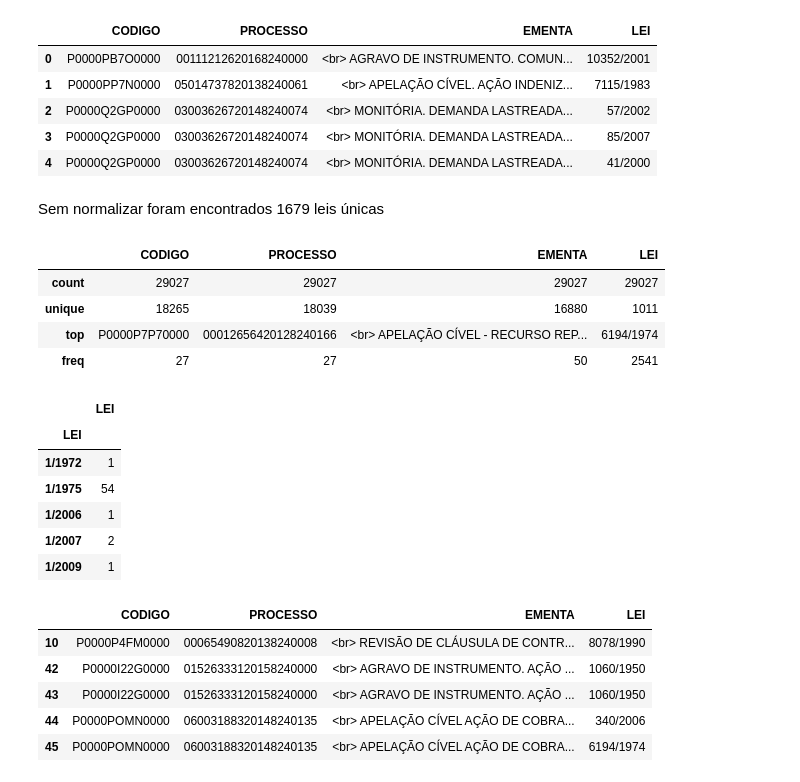
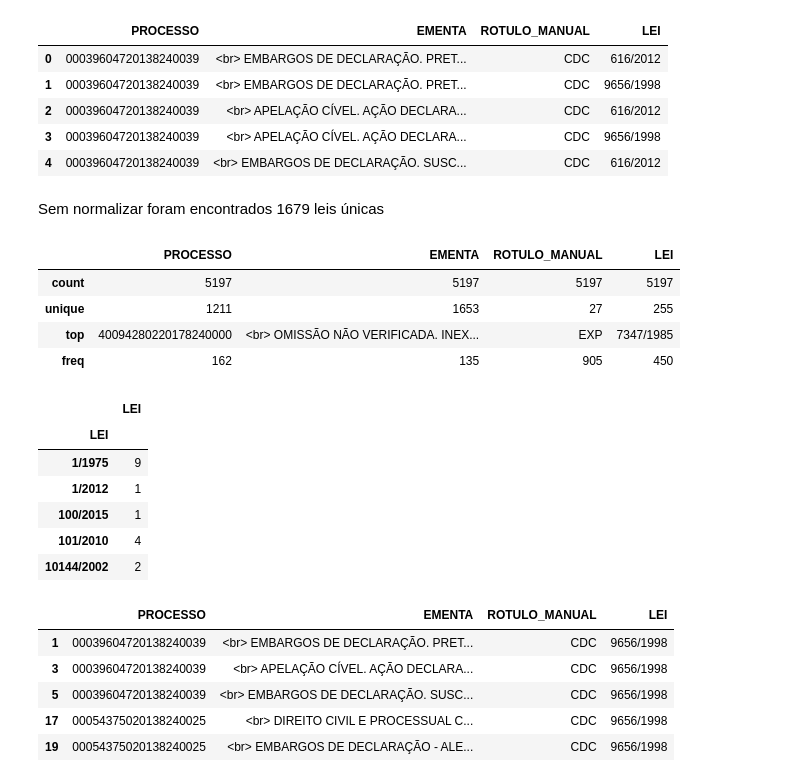
Before and after one commit to piantino/igti-projeto-aplicado, a Jupyter notebook: notebooks/extrair_leis.ipynb, the cells around one changed output. Saved outputs shown, nothing was run; the diff lists cells and outputs as text; code cells hidden in the pictures.

```diff
--- a/notebooks/extrair_leis.ipynb
+++ b/notebooks/extrair_leis.ipynb
@@ -1,9 +1,16 @@
 # %%
 import pandas as pd
 
-colunas = ['CODIGO', 'PROCESSO', 'EMENTA']
+colunas = ['PROCESSO', 'EMENTA', 'ROTULO_MANUAL']
 
-ementas_df = pd.read_csv('../data/ementa_ds.zip', compression='zip', header=0, sep=',', quotechar='"', usecols=colunas)
+ementas_df = pd.read_csv('../data/ementas_rotulos_manual.csv', header=0, sep=',', quotechar='"', usecols=colunas)
+# %%
+analisar_frase = False
+
+if analisar_frase:
+    for index, row in ementas_df.iterrows():
+        for lei in re.findall('([^\s]+)?\s+([^\s]+)?\s+(\d*\.?\d+\/\d{2,4})[^\d\/]', row['EMENTA'].lower()):
+            print(lei)
 # %%
 import re
 
@@ -34,30 +41,30 @@ leis = []
 for index, row in ementas_df.iterrows():
     for lei in extrair_leis(row['EMENTA']):
         norm = normalizar_lei(lei, row['EMENTA'])
-        leis.append([row['CODIGO'], row['PROCESSO'], norm]);
+        leis.append([row['PROCESSO'], norm]);
 # %%
-leis_df = pd.DataFrame(data=leis, columns = ['CODIGO', 'PROCESSO', 'LEI'])
+leis_df = pd.DataFrame(data=leis, columns = ['PROCESSO', 'LEI'])
 
-df = pd.merge(ementas_df, leis_df, on=['CODIGO', 'PROCESSO']) #, how='left')
+df = pd.merge(ementas_df, leis_df, on=['PROCESSO'])
 
 df.head()
 # %% [output]
-|  | CODIGO | PROCESSO | EMENTA | LEI |
-| 0 | P0000PB7O0000 | 00111212620168240000 | <br> AGRAVO DE INSTRUMENTO. COMUN... | 10352/2001 |
-| 1 | P0000PP7N0000 | 05014737820138240061 | <br> APELAÇÃO CÍVEL. AÇÃO INDENIZ... | 7115/1983 |
-| 2 | P0000Q2GP0000 | 03003626720148240074 | <br> MONITÓRIA. DEMANDA LASTREADA... | 57/2002 |
-| 3 | P0000Q2GP0000 | 03003626720148240074 | <br> MONITÓRIA. DEMANDA LASTREADA... | 85/2007 |
-| 4 | P0000Q2GP0000 | 03003626720148240074 | <br> MONITÓRIA. DEMANDA LASTREADA... | 41/2000 |
+|  | PROCESSO | EMENTA | ROTULO_MANUAL | LEI |
+| 0 | 00039604720138240039 | <br> EMBARGOS DE DECLARAÇÃO. PRET... | CDC | 616/2012 |
+| 1 | 00039604720138240039 | <br> EMBARGOS DE DECLARAÇÃO. PRET... | CDC | 9656/1998 |
+| 2 | 00039604720138240039 | <br> APELAÇÃO CÍVEL. AÇÃO DECLARA... | CDC | 616/2012 |
+| 3 | 00039604720138240039 | <br> APELAÇÃO CÍVEL. AÇÃO DECLARA... | CDC | 9656/1998 |
+| 4 | 00039604720138240039 | <br> EMBARGOS DE DECLARAÇÃO. SUSC... | CDC | 616/2012 |
 # %% [markdown]
 Sem normalizar foram encontrados 1679 leis únicas
 # %%
 df.describe()
 # %% [output]
-|  | CODIGO | PROCESSO | EMENTA | LEI |
-| count | 29027 | 29027 | 29027 | 29027 |
-| unique | 18265 | 18039 | 16880 | 1011 |
-| top | P0000P7P70000 | 00012656420128240166 | <br> APELAÇÃO CÍVEL - RECURSO REP... | 6194/1974 |
-| freq | 27 | 27 | 50 | 2541 |
+|  | PROCESSO | EMENTA | ROTULO_MANUAL | LEI |
+| count | 5197 | 5197 | 5197 | 5197 |
+| unique | 1211 | 1653 | 27 | 255 |
+| top | 40094280220178240000 | <br> OMISSÃO NÃO VERIFICADA. INEX... | EXP | 7347/1985 |
+| freq | 162 | 135 | 905 | 450 |
 # %%
 groupby = df.groupby('LEI')
 
@@ -65,19 +72,19 @@ groupby[['LEI']].count().head()
 # %% [output]
 |  | LEI |
 | LEI |  |
-| 1/1972 | 1 |
-| 1/1975 | 54 |
-| 1/2006 | 1 |
-| 1/2007 | 2 |
-| 1/2009 | 1 |
+| 1/1975 | 9 |
+| 1/2012 | 1 |
+| 100/2015 | 1 |
+| 101/2010 | 4 |
+| 10144/2002 | 2 |
 # %%
-c = groupby.filter(lambda x: len(x) > 1000)
+c = groupby.filter(lambda x: len(x) > 100)
 
 c.head()
 # %% [output]
-|  | CODIGO | PROCESSO | EMENTA | LEI |
-| 10 | P0000P4FM0000 | 00065490820138240008 | <br> REVISÃO DE CLÁUSULA DE CONTR... | 8078/1990 |
-| 42 | P0000I22G0000 | 01526333120158240000 | <br> AGRAVO DE INSTRUMENTO. AÇÃO ... | 1060/1950 |
-| 43 | P0000I22G0000 | 01526333120158240000 | <br> AGRAVO DE INSTRUMENTO. AÇÃO ... | 1060/1950 |
-| 44 | P0000POMN0000 | 06003188320148240135 | <br> APELAÇÃO CÍVEL AÇÃO DE COBRA... | 340/2006 |
-| 45 | P0000POMN0000 | 06003188320148240135 | <br> APELAÇÃO CÍVEL AÇÃO DE COBRA... | 6194/1974 |
+|  | PROCESSO | EMENTA | ROTULO_MANUAL | LEI |
+| 1 | 00039604720138240039 | <br> EMBARGOS DE DECLARAÇÃO. PRET... | CDC | 9656/1998 |
+| 3 | 00039604720138240039 | <br> APELAÇÃO CÍVEL. AÇÃO DECLARA... | CDC | 9656/1998 |
+| 5 | 00039604720138240039 | <br> EMBARGOS DE DECLARAÇÃO. SUSC... | CDC | 9656/1998 |
+| 17 | 00054375020138240025 | <br> DIREITO CIVIL E PROCESSUAL C... | CDC | 9656/1998 |
+| 19 | 00054375020138240025 | <br> EMBARGOS DE DECLARAÇÃO - ALE... | CDC | 9656/1998 |
```
Also changed, not shown: parts of 2 cells of this notebook, 1 other file.
